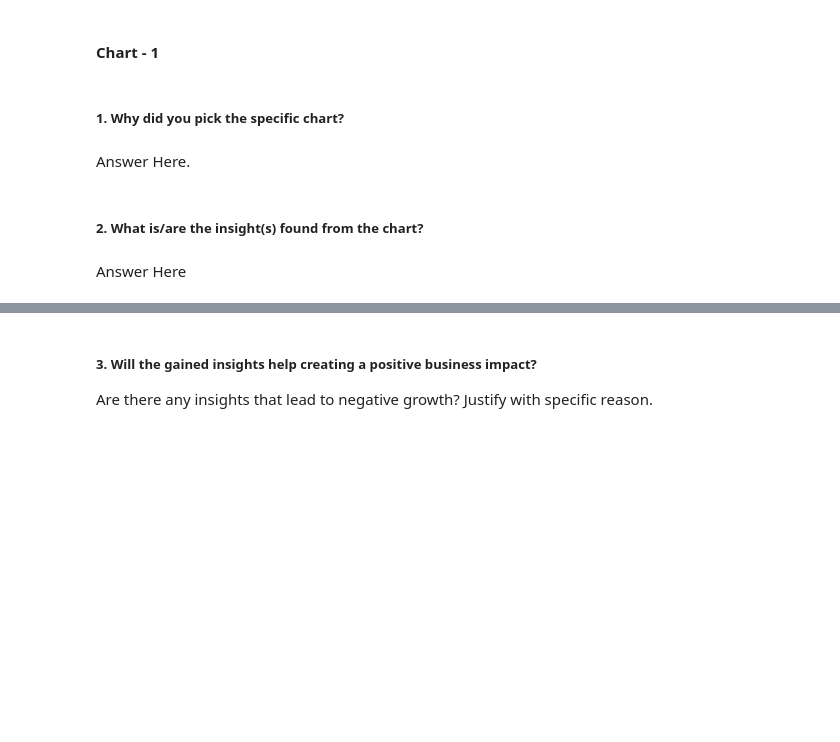
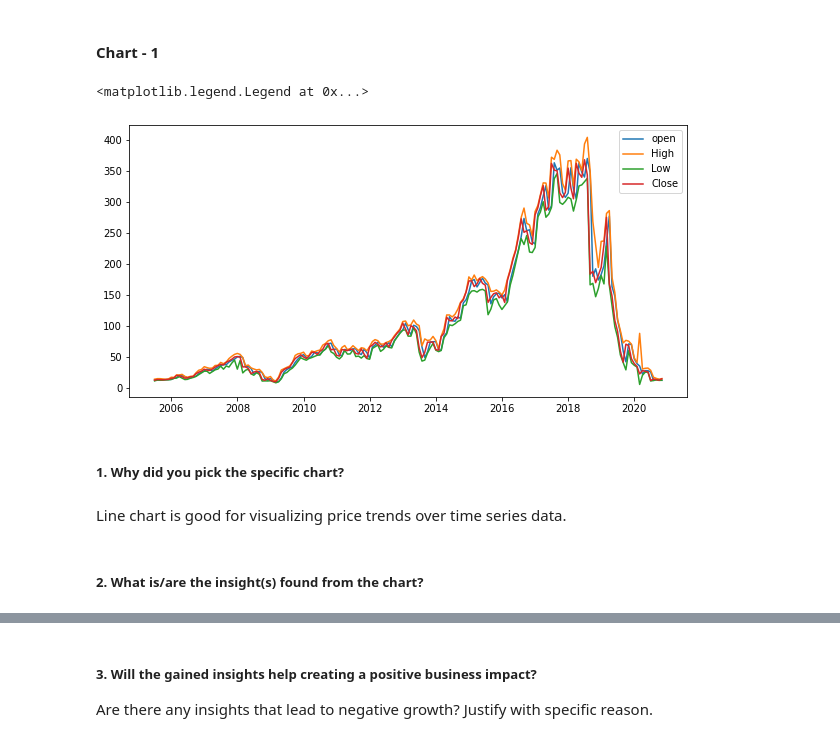
Before and after one commit to kuldeep-sngh/Play-Store-App-Review-Analysis, a Jupyter notebook: Kuldeep_Singh_Yes_Bank_Stock_Closing_Price_Prediction.ipynb, the cells around one changed output, grey strips where cells are left out. Drawn from its saved outputs; the diff is of its cells as text; code cells hidden in the pictures; blank space fills up the shorter version.

```diff
--- a/Kuldeep_Singh_Yes_Bank_Stock_Closing_Price_Prediction.ipynb
+++ b/Kuldeep_Singh_Yes_Bank_Stock_Closing_Price_Prediction.ipynb
@@ -405,8 +413,17 @@ df.groupby('Quarter').aggregate({'Open' : [min, max, 'mean'], 'High' : [min, max
+# %%
+#  visualizing price trend since 2005 to 2020
+plt.figure(figsize = (10,5))
+plt.plot(df['Date'] , df['Open'] , label = 'open')
+plt.plot(df['Date'] , df['High'] , label = 'High')
+plt.plot(df['Date'] , df['Low'], label = 'Low')
+plt.plot(df['Date'] , df['Close'], label = 'Close')
+plt.legend()
+# %% [output]
+<matplotlib.legend.Legend at 0x...>
+[figure, added]
 # %% [markdown]
 ##### 1. Why did you pick the specific chart?
-# %% [markdown]
-Answer Here.
+# %% [markdown]
+Line chart is good for visualizing price trends over time series data.
 # %% [markdown]
 ##### 2. What is/are the insight(s) found from the chart?
-# %% [markdown]
-Answer Here
```
Also changed, not shown: parts of 100 cells of this notebook.
